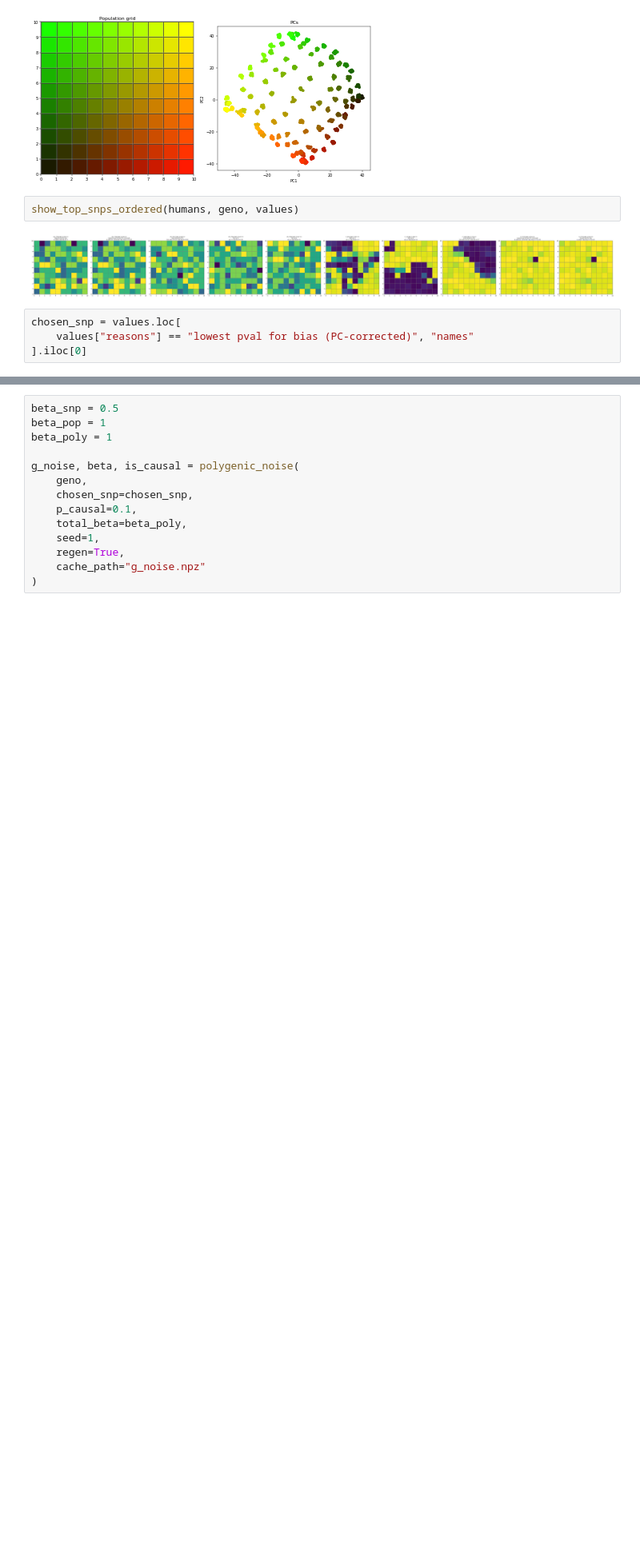
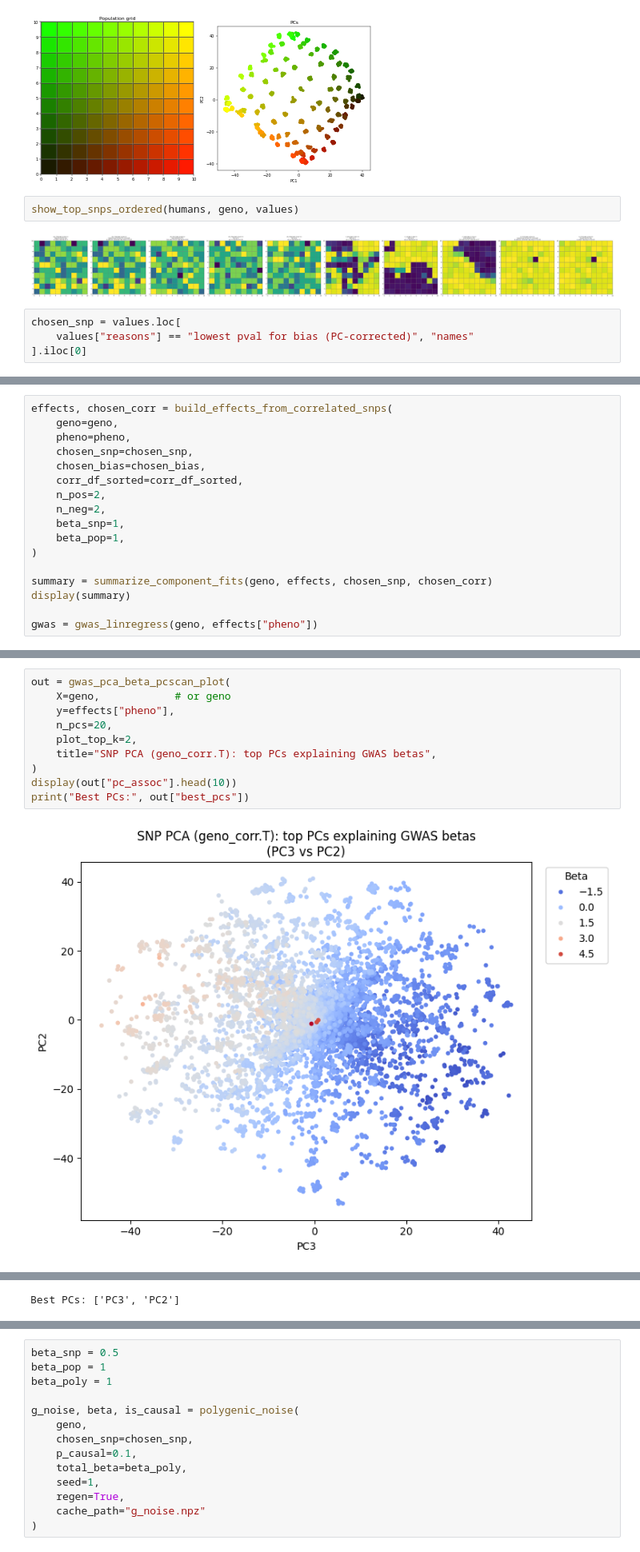
Before and after one commit to mat2m10/chasm, a Jupyter notebook: notebooks/coalescence_simulation_notebooks/proof_of_concept.ipynb, the cells around one changed output, grey strips where cells are left out. Shown at 80% size. Saved outputs shown, nothing was run; the diff lists cells and outputs as text; blank space fills up the shorter version.

```diff
--- a/notebooks/coalescence_simulation_notebooks/proof_of_concept.ipynb
+++ b/notebooks/coalescence_simulation_notebooks/proof_of_concept.ipynb
@@ -125,0 +73,17 @@ KeyError: 'neg_log_p'
+# %%
+effects, chosen_corr = build_effects_from_correlated_snps(
+    geno=geno,
+    pheno=pheno,
+    chosen_snp=chosen_snp,
+    chosen_bias=chosen_bias,
+    corr_df_sorted=corr_df_sorted,
+    n_pos=2,
+    n_neg=2,
+    beta_snp=1,
+    beta_pop=1,
+)
+
+summary = summarize_component_fits(geno, effects, chosen_snp, chosen_corr)
+display(summary)
+
+gwas = gwas_linregress(geno, effects["pheno"])
@@ -125,0 +99,12 @@ KeyError: 'neg_log_p'
+# %%
+out = gwas_pca_beta_pcscan_plot(
+    X=geno,            # or geno
+    y=effects["pheno"],
+    n_pcs=20,
+    plot_top_k=2,
+    title="SNP PCA (geno_corr.T): top PCs explaining GWAS betas",
+)
+display(out["pc_assoc"].head(10))
+print("Best PCs:", out["best_pcs"])
+# %% [output]
+[figure, added]
@@ -125,0 +122 @@ KeyError: 'neg_log_p'
+Best PCs: ['PC3', 'PC2']
```
Also changed, not shown: parts of 36 cells of this notebook, 7 other files.
